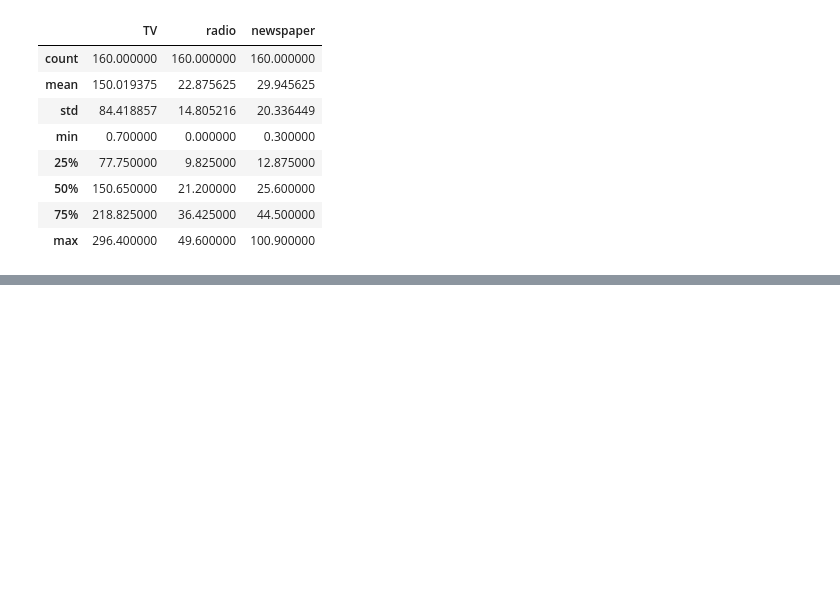
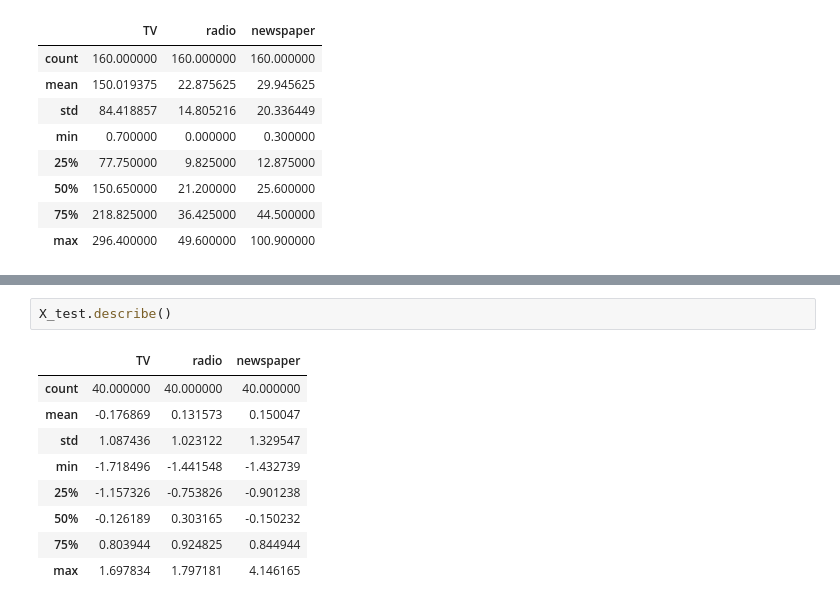
Before and after one commit to 111sweety/Multiple-Linear-Regression, a Jupyter notebook: multiple-linear-regression.ipynb, the cells around one changed output, grey strips where cells are left out. Drawn from its saved outputs; the diff is of its cells as text; blank space fills up the shorter version.

```diff
--- a/multiple-linear-regression.ipynb
+++ b/multiple-linear-regression.ipynb
@@ -436,0 +460,12 @@ X_train.describe()
+# %%
+X_test.describe()
+# %% [output]
+|  | TV | radio | newspaper |
+| count | 40.000000 | 40.000000 | 40.000000 |
+| mean | -0.176869 | 0.131573 | 0.150047 |
+| std | 1.087436 | 1.023122 | 1.329547 |
+| min | -1.718496 | -1.441548 | -1.432739 |
+| 25% | -1.157326 | -0.753826 | -0.901238 |
+| 50% | -0.126189 | 0.303165 | -0.150232 |
+| 75% | 0.803944 | 0.924825 | 0.844944 |
+| max | 1.697834 | 1.797181 | 4.146165 |
```
Also changed, not shown: parts of 5 cells of this notebook.
